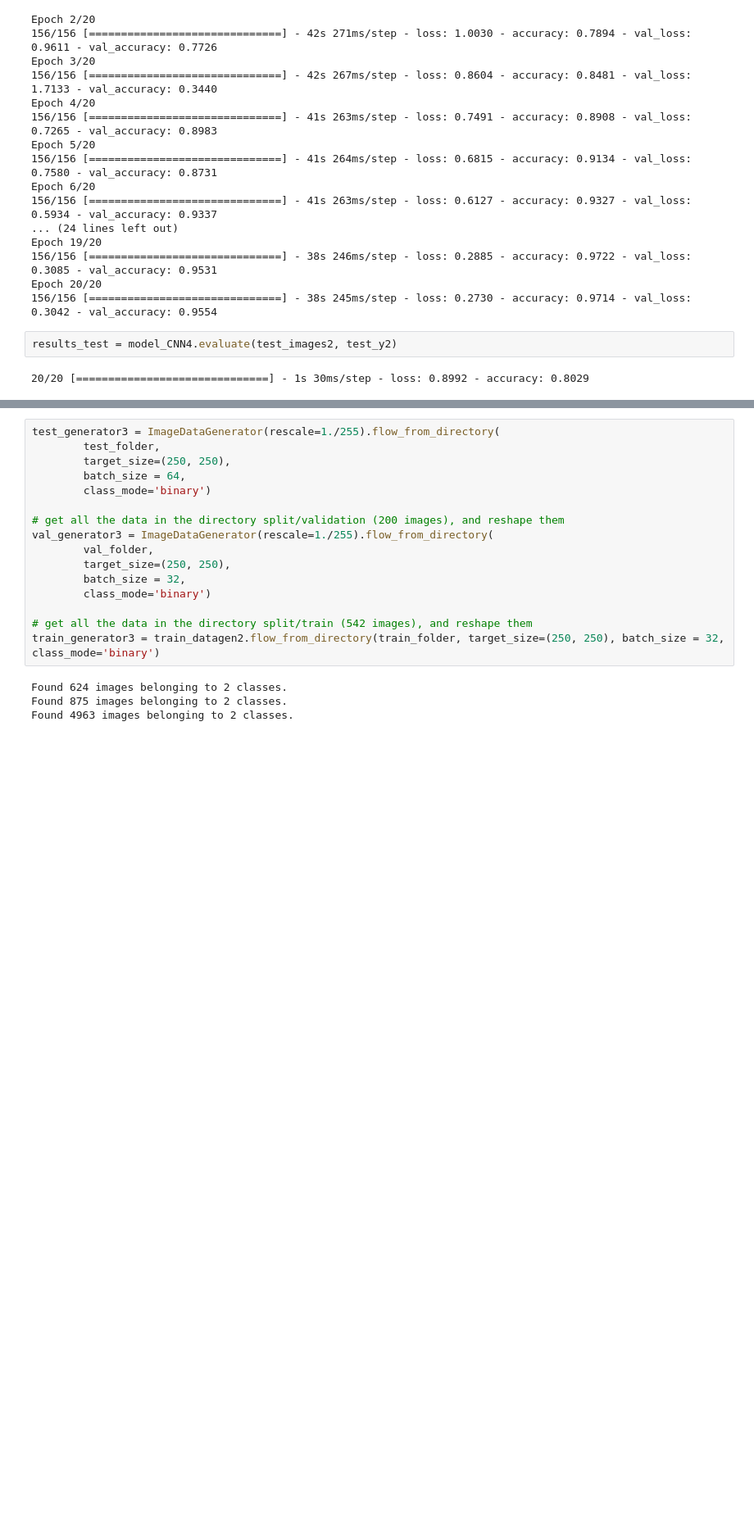
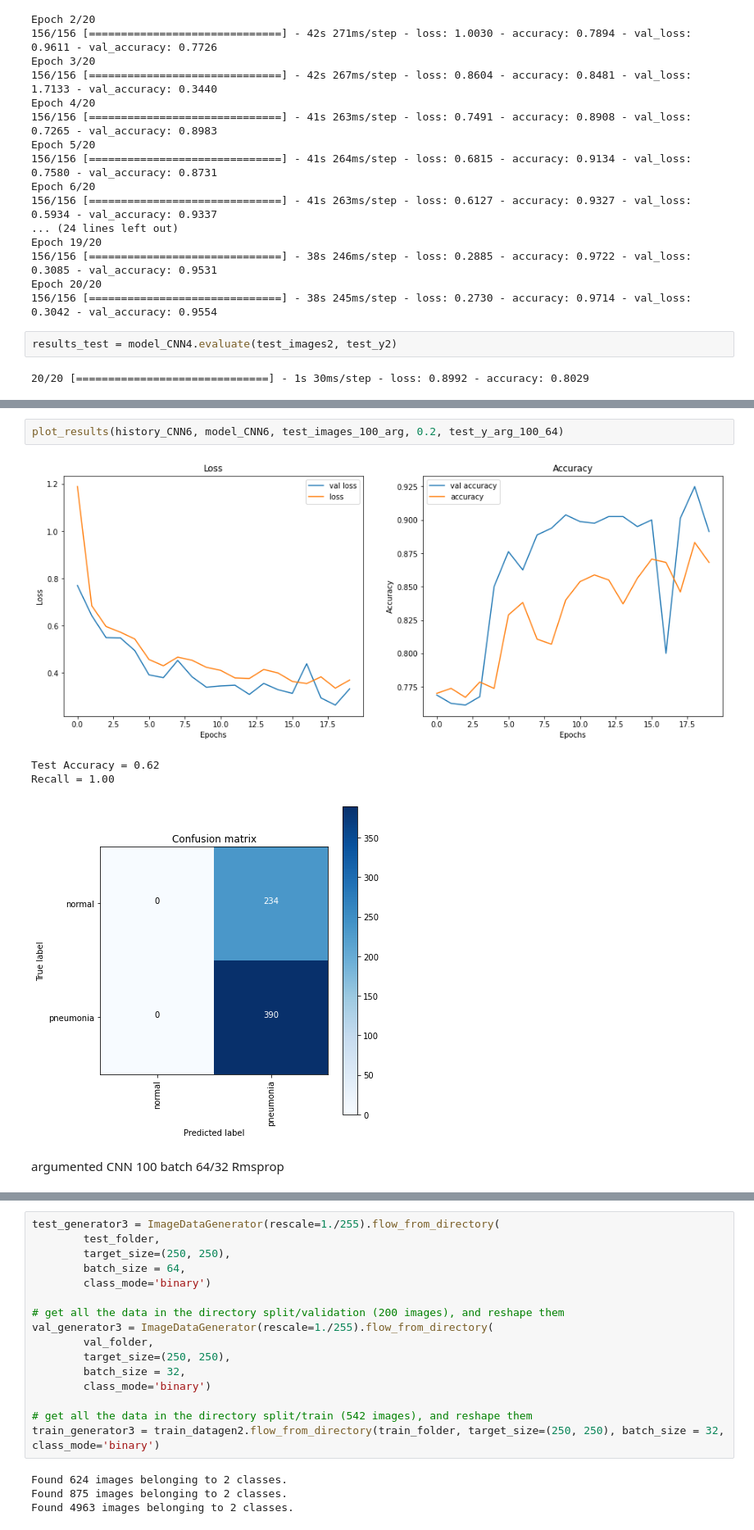
Before and after one commit to 314ka4y/Image_classification, a Jupyter notebook: Project_classification.ipynb, the cells around one changed output, grey strips where cells are left out. Shown at 82% size. Drawn from its saved outputs; the diff is of its cells as text; blank space fills up the shorter version.

```diff
--- a/Project_classification.ipynb
+++ b/Project_classification.ipynb
@@ -1501,0 +1127,9 @@ train_datagen2 = ImageDataGenerator(rescale=1./255,
+# %%
+plot_results(history_CNN6, model_CNN6, test_images_100_arg, 0.2, test_y_arg_100_64)
+# %% [output]
+[figure, added]
+Test Accuracy = 0.62
+Recall = 1.00
+[figure, added]
+# %% [markdown]
+argumented CNN 100 batch 64/32 Rmsprop
```
Also changed, not shown: parts of 138 cells of this notebook.
